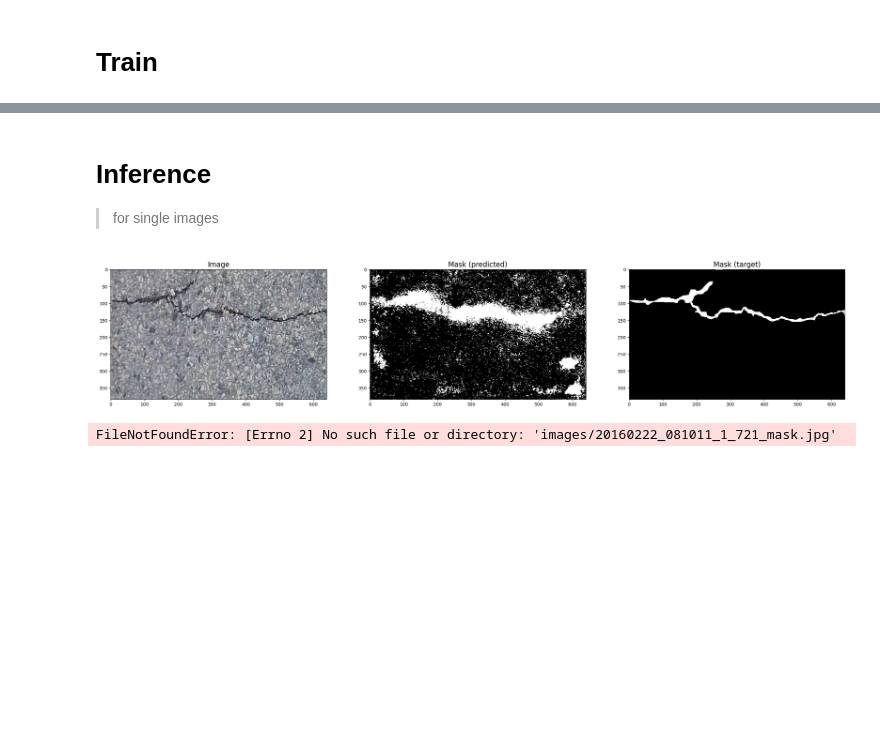
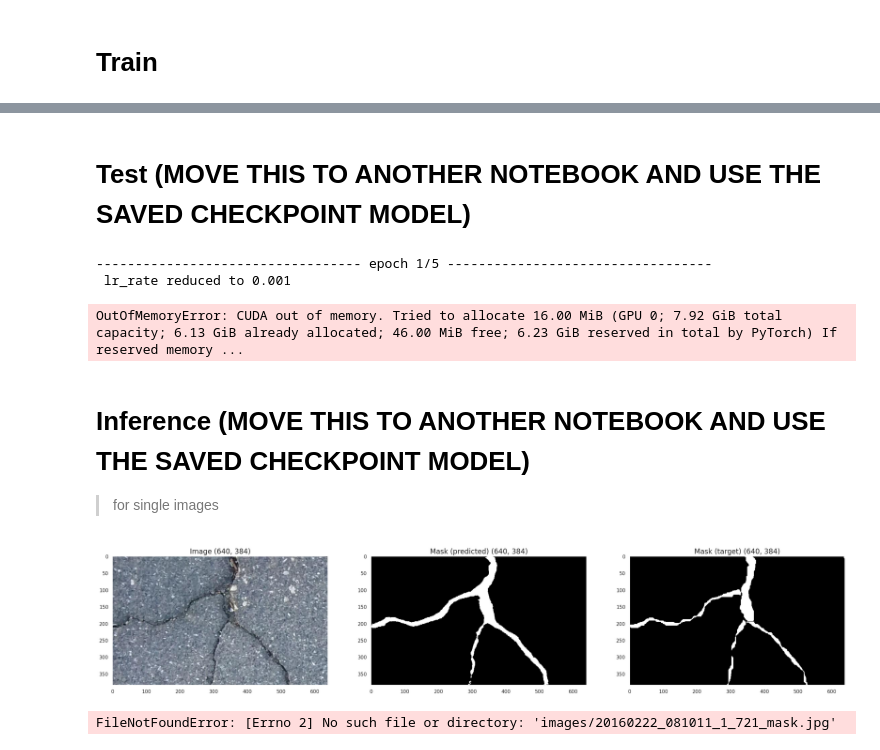
Before and after one commit to tekboart/crack-binary-semantic-segmentaion, a Jupyter notebook: 0 Interview/HKUST/train.ipynb, the cells around one changed output, grey strips where cells are left out. Drawn from its saved outputs; the diff is of its cells as text; code cells hidden in the pictures; blank space fills up the shorter version.

```diff
--- a/0 Interview/HKUST/train.ipynb
+++ b/0 Interview/HKUST/train.ipynb
@@ -212,7 +337,7 @@ torch.Size([1, 1, 224, 224])
 # %% [markdown]
 ## Load a Segmentation Model (i.e., UNET), written from scratch
 # %%
-model = UnetScratch(in_channels=3, num_classes=num_classes)
+model = UnetScratch(in_channels=3, num_classes=hyper_params["num_classes"])
 # %% [markdown]
 # Train
 # %%
@@ -348,33 +598,73 @@ plt.show()
+# %% [markdown]
+# Test (MOVE THIS TO ANOTHER NOTEBOOK AND USE THE SAVED CHECKPOINT MODEL)
 # %%
 # use the model on test set
+# %%
+def evaluate_model(model, dataset, metrics) -> dict:
+    # calc the yhat
+    yhat = train_model(model.cpu(), dataset, from_logits=True)
+
+    # calc metrics
+    metrics = 0
+
+    # convert metrics to a dict (e.g., {'accuracy': int, 'dice': int, etc.})
+
+    return metrics
+
+
+a = pd.Series(evaluate_model(model, train_loader,
+              ('loss',)+metrics), name='Train')
+b = pd.Series(evaluate_model(model, val_loader, ('loss',)+metrics), name='Val')
+c = pd.Series(evaluate_model(model, test_loader,
+              ('loss',)+metrics), name='Test')
+
+df = pd.concat([a, b, c], axis=1)
+print('Model evaluation on diff sets')
+display(df)
+# %% [output]
+---------------------------------- epoch 1/5 ----------------------------------
+ lr_rate reduced to 0.001
+OutOfMemoryError: CUDA out of memory. Tried to allocate 16.00 MiB (GPU 0; 7.92 GiB total capacity; 6.13 GiB already allocated; 46.00 MiB free; 6.23 GiB reserved in total by PyTorch) If reserved memory ...
 # %% [markdown]
-# Inference
+# Inference (MOVE THIS TO ANOTHER NOTEBOOK AND USE THE SAVED CHECKPOINT MODEL)
+
 > for single images
 # %%
-img_filename =  '20160222_081011_1_721.jpg'
-mask_filename = '20160222_081011_1_721_mask.jpg'
+# Lowres images
+# img 1 (from traincrop)
+# img_filename =  '20160222_081011_1_721.jpg'
+# mask_filename = '20160222_081011_1_721_mask.png'
+# img 2 (from testcrop)
+img_filename = '20160307_164226_1_1.jpg'
+mask_filename = '20160307_164226_1_1_mask.png'
+# Highres images (from train)
+# img_filename =  '20160222_081102.jpg'
+# mask_filename = '20160222_081102_mask.png'
 img_addr = os.path.join('images', img_filename)
 mask_addr = os.path.join('images', mask_filename)
 
-img = Image.open(img_addr).resize((image_width, image_height))
-mask = Image.open(mask_addr).resize((image_width, image_height))
+img = Image.open(img_addr).resize((hyper_params['image_width'], hyper_params['image_height']))
+mask = Image.open(mask_addr).resize((hyper_params['image_width'], hyper_params['image_height']))
 
 # normalize [-1, 1] the PIL image as a torch.Tensor
 img_tensor = (TF.functional.pil_to_tensor(img) / 127.5 - 1).to(device)
 
 yhat = model(img_tensor.unsqueeze(dim=0))
 yhat_c_last = yhat[0].moveaxis(0, -1).detach().cpu().numpy()
 thresh = 0.5
 mask_batch = np.where(yhat_c_last >= thresh, 255, 0)
 
 fig, axes = plt.subplots(1, 3, figsize=(30, 10))
 axes[0].imshow(img)
-axes[0].set_title('Image', fontsize=16)
+axes[0].set_title(f'Image {img.size}', fontsize=16)
 axes[1].imshow(mask_batch, cmap='gray')
-axes[1].set_title('Mask (predicted)', fontsize=16)
+axes[1].set_title(
+    f'Mask (predicted) {mask_batch.shape[:2][::-1]}', fontsize=16)
 axes[2].imshow(mask, cmap='gray')
-axes[2].set_title('Mask (target)', fontsize=16)
+axes[2].set_title(f'Mask (target) {mask.size}', fontsize=16)
+# plt.savefig(f'outputs/Inferences/{start_train_time}-{img_filename}.png', bbox_inches='tight'))
+plt.savefig(f'outputs/Inferences/-{img_filename}.png', bbox_inches='tight')
 plt.show()
 # %% [output]
-[figure, old version]
+[figure, new version]
 # %%
```
Also changed, not shown: parts of 17 cells of this notebook.
